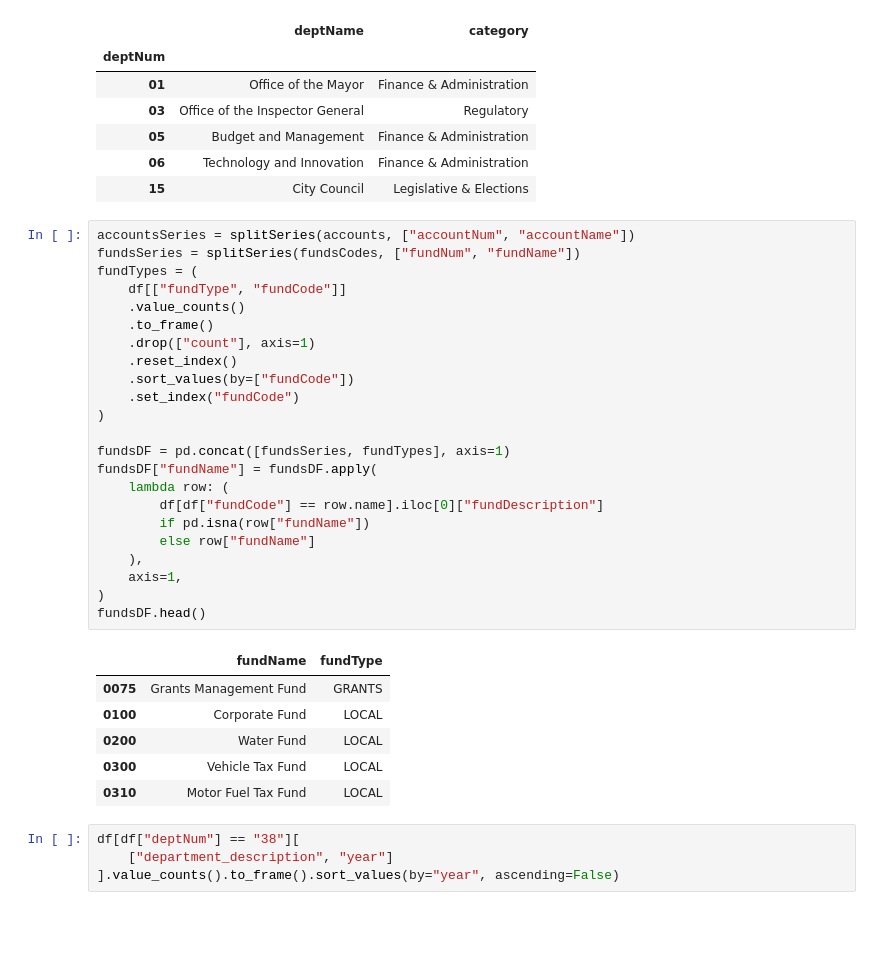
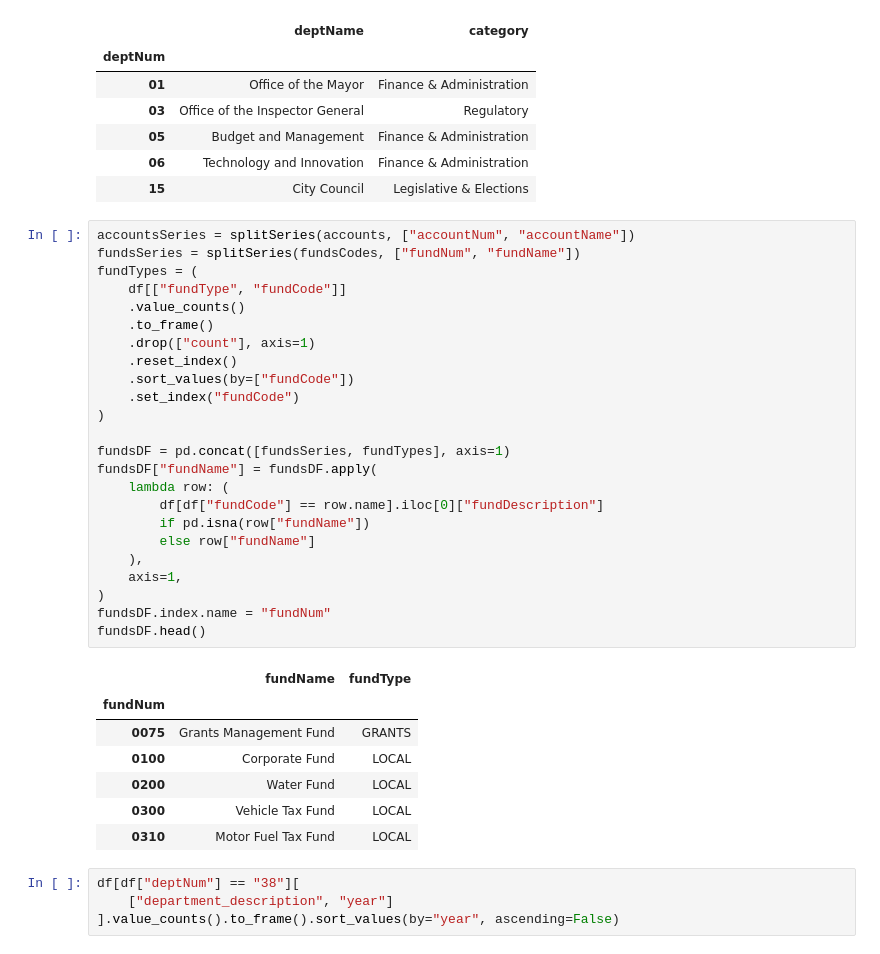
Before and after one commit to RamarkoB/chicago-budget, a Jupyter notebook: python/notebooks/ordinanceTest.ipynb, the cells around one changed output. Drawn from its saved outputs; the diff is of its cells as text; blank space fills up the shorter version.

```diff
--- a/python/notebooks/ordinanceTest.ipynb
+++ b/python/notebooks/ordinanceTest.ipynb
@@ -525,28 +525,30 @@ deptsDF.head()
 # %%
 accountsSeries = splitSeries(accounts, ["accountNum", "accountName"])
 fundsSeries = splitSeries(fundsCodes, ["fundNum", "fundName"])
 fundTypes = (
     df[["fundType", "fundCode"]]
     .value_counts()
     .to_frame()
     .drop(["count"], axis=1)
     .reset_index()
     .sort_values(by=["fundCode"])
     .set_index("fundCode")
 )
 
 fundsDF = pd.concat([fundsSeries, fundTypes], axis=1)
 fundsDF["fundName"] = fundsDF.apply(
     lambda row: (
         df[df["fundCode"] == row.name].iloc[0]["fundDescription"]
         if pd.isna(row["fundName"])
         else row["fundName"]
     ),
     axis=1,
 )
+fundsDF.index.name = "fundNum"
 fundsDF.head()
 # %% [output]
 |  | fundName | fundType |
+| fundNum |  |  |
 | 0075 | Grants Management Fund | GRANTS |
 | 0100 | Corporate Fund | LOCAL |
 | 0200 | Water Fund | LOCAL |
```
Also changed, not shown: 3 other files.
